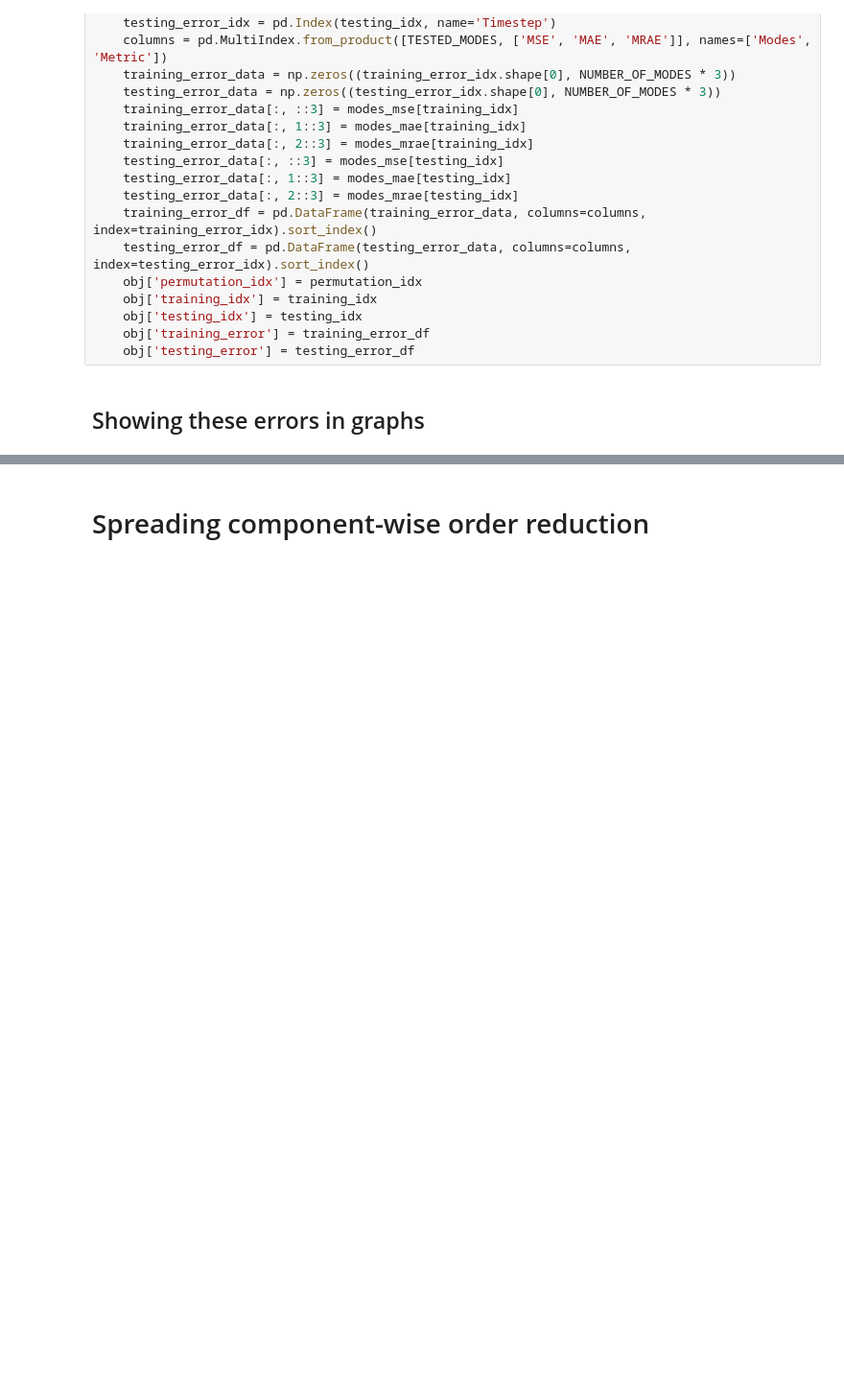
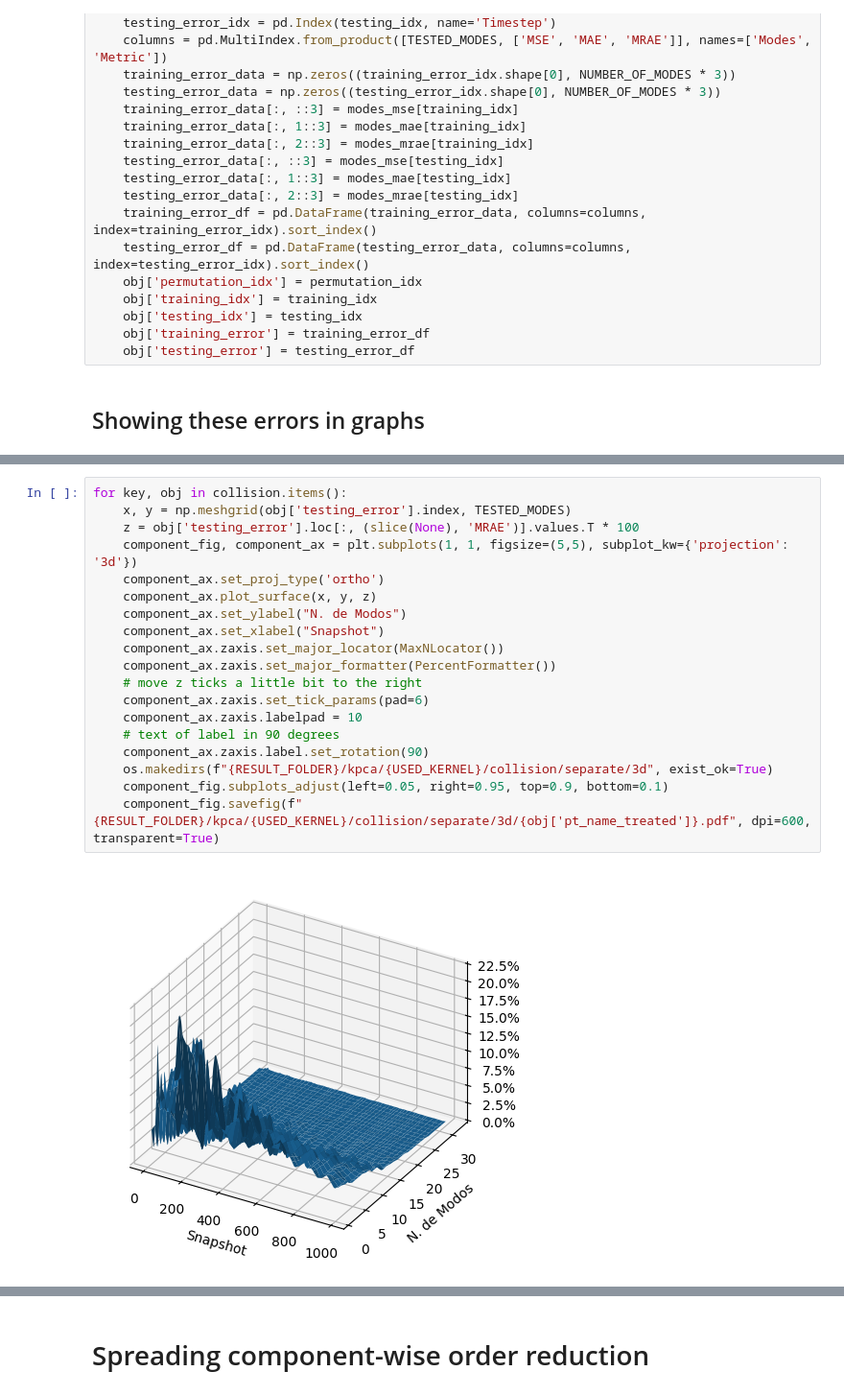
Before and after one commit to GuiCT/data-driven-studies, a Jupyter notebook: droplet/kpca_linear.ipynb, the cells around one changed output, grey strips where cells are left out. Shown at 96% size. Cells and saved outputs as stored; diff of their text form; blank space fills up the shorter version.

```diff
--- a/droplet/kpca_linear.ipynb
+++ b/droplet/kpca_linear.ipynb
@@ -213,0 +217,21 @@ plt.show()
+# %%
+for key, obj in collision.items():
+    x, y = np.meshgrid(obj['testing_error'].index, TESTED_MODES)
+    z = obj['testing_error'].loc[:, (slice(None), 'MRAE')].values.T * 100
+    component_fig, component_ax = plt.subplots(1, 1, figsize=(5,5), subplot_kw={'projection': '3d'})
+    component_ax.set_proj_type('ortho')
+    component_ax.plot_surface(x, y, z)
+    component_ax.set_ylabel("N. de Modos")
+    component_ax.set_xlabel("Snapshot")
+    component_ax.zaxis.set_major_locator(MaxNLocator())
+    component_ax.zaxis.set_major_formatter(PercentFormatter())
+    # move z ticks a little bit to the right
+    component_ax.zaxis.set_tick_params(pad=6)
+    component_ax.zaxis.labelpad = 10
+    # text of label in 90 degrees
+    component_ax.zaxis.label.set_rotation(90)
+    os.makedirs(f"{RESULT_FOLDER}/kpca/{USED_KERNEL}/collision/separate/3d", exist_ok=True)
+    component_fig.subplots_adjust(left=0.05, right=0.95, top=0.9, bottom=0.1)
+    component_fig.savefig(f"{RESULT_FOLDER}/kpca/{USED_KERNEL}/collision/separate/3d/{obj['pt_name_treated']}.pdf", dpi=600, transparent=True)
+# %% [output]
+[figure, added]
```
Also changed, not shown: parts of 31 cells of this notebook, 8 other files.
